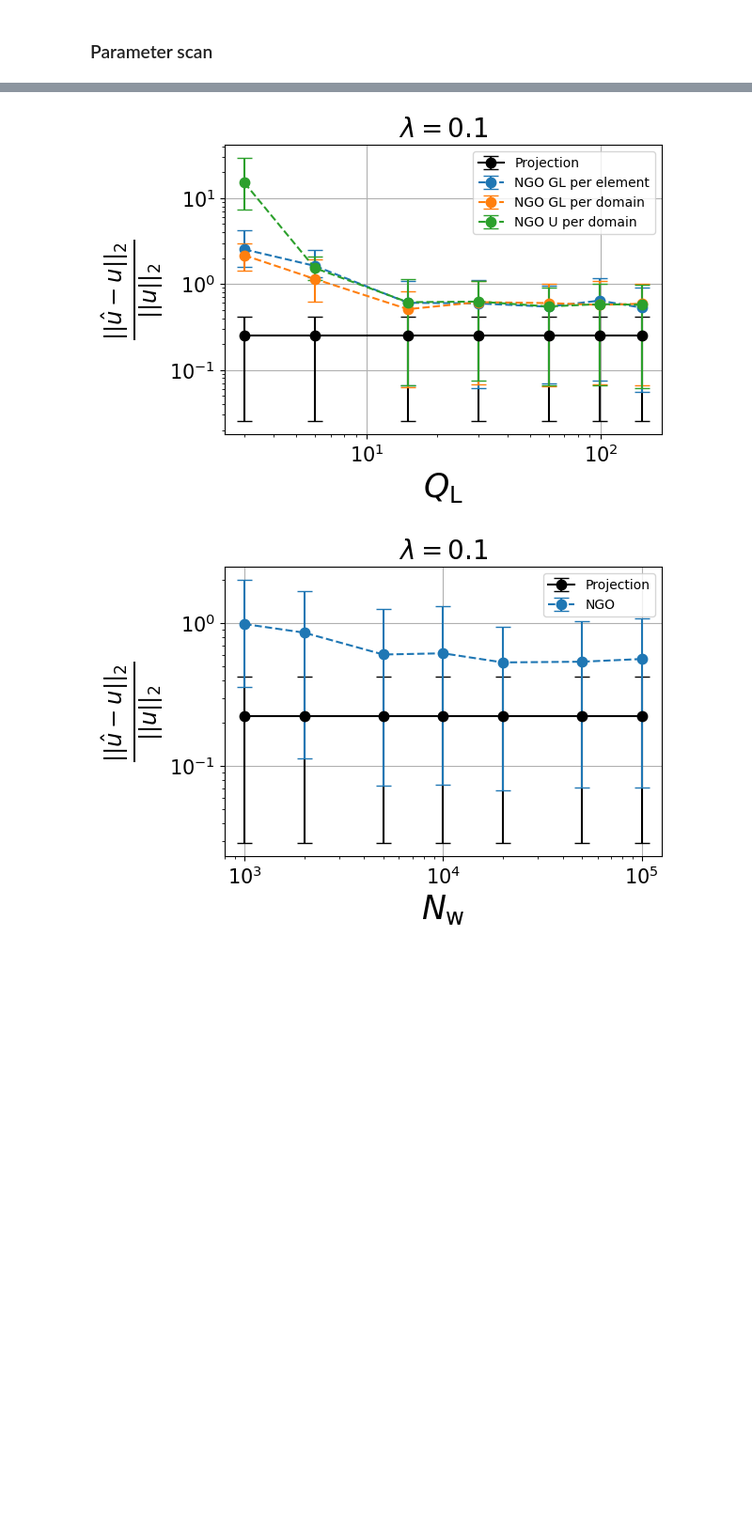
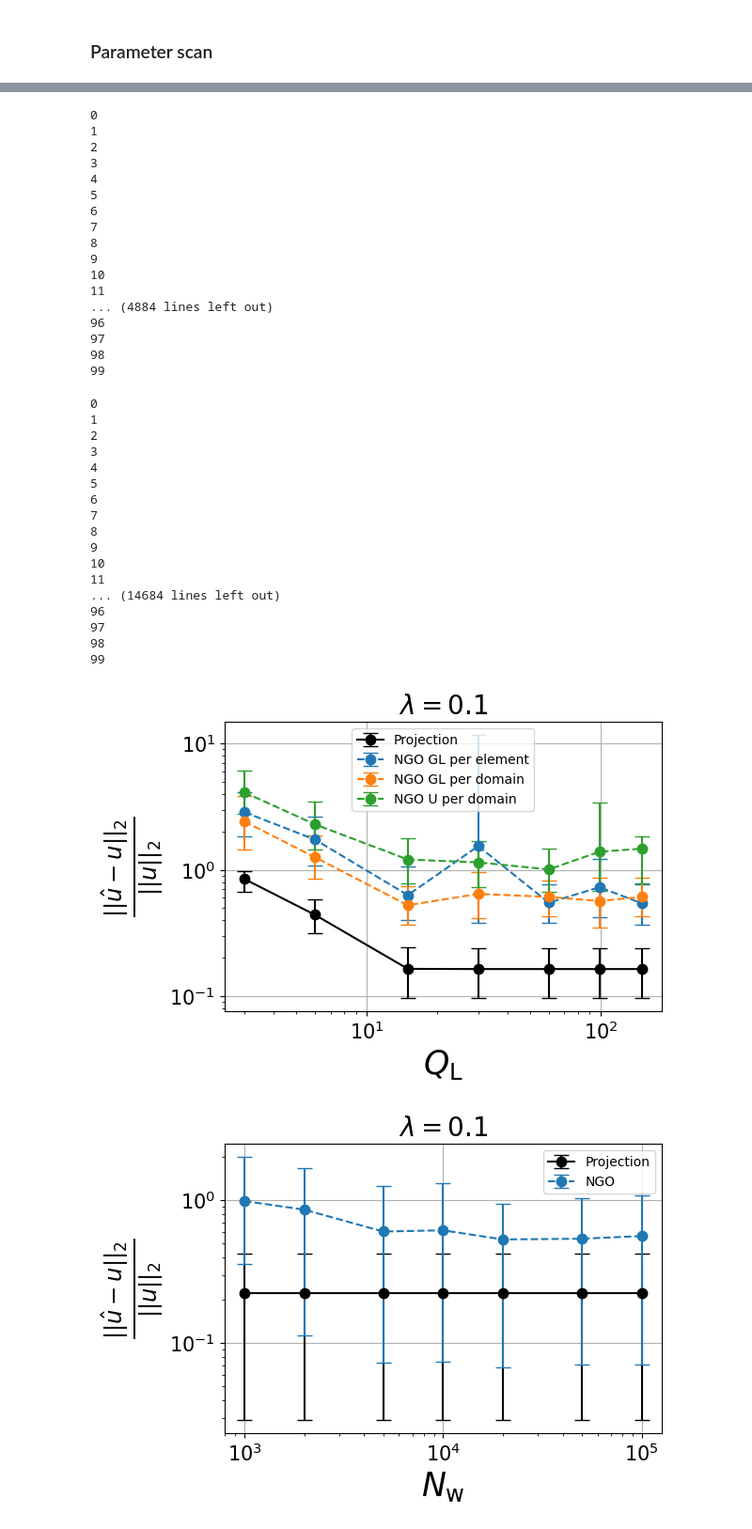
Before and after one commit to JoostHMPrins/ngo, a Jupyter notebook: analysisnotebooks/NGOpredictions.ipynb, the cells around one changed output, grey strips where cells are left out. Shown at 94% size. Saved outputs shown, nothing was run; the diff lists cells and outputs as text; code cells hidden in the pictures; blank space fills up the shorter version.

```diff
--- a/analysisnotebooks/NGOpredictions.ipynb
+++ b/analysisnotebooks/NGOpredictions.ipynb
@@ -573,7 +547,7 @@ models = ['Q_GLperelement', 'Q_GLperdomain', 'Q_Uperdomain']
 labels = ['GL per element', 'GL per domain', 'U per domain']
 values = [3, 6, 15, 30, 60, 99, 150]
 
-N_samples = 10
+N_samples = 100
 l_min = 0.1
 l_max = 0.1
 
@@ -612,9 +586,10 @@ fig, ax = plt.subplots(1,1, figsize=(6, 4))
 fig.subplots_adjust(left=None, bottom=None, right=None, top=None, wspace=0.4, hspace=0.4)
 
 for m in range(len(models)):
+    print(models[m])
     for i in range(len(values)):
         model = loadmodelfromlabel(model=NGO, label=str(values[i]), logdir=logdir, sublogdir=models[m], map_location=map_location)
-        model.hparams['modeltype'] = 'FEM'
+        model.hparams['modeltype'] = 'projection'
         u_hat = model.simforward(theta, f, etab, etat, gl, gr, x, u)
         L22_diff = np.sum(w[None,:]*(u_hat - u_exact)**2, axis=-1)
         L2_diff = L22_diff**(1/2)
@@ -631,26 +606,27 @@ for m in range(len(models)):
     # plots.append(ax.plot(values, L2_scaled_avg[m], color=colors[m], marker='^', label='Projection '+labels[m], linestyle='-'))
     ax.errorbar(values, L2_scaled_avg[m], yerr=yerr[m], capsize=6, ms=8, label='FEM '+labels[m], color=colors[m], linestyle='-', marker='s')
 
-# for m in range(len(models)):
-#     for i in range(len(values)):
-#         model = loadmodelfromlabel(model=NGO, label=str(values[i]), logdir=logdir, sublogdir=models[m], map_location=map_location)
-#         u_hat = model.simforward(theta, f, etab, etat, gl, gr, x, u)
-#         L22_diff = np.sum(w[None,:]*(u_hat - u_exact)**2, axis=-1)
-#         L2_diff = L22_diff**(1/2)
-#         L22_norm = np.sum(w[None,:]*(u_exact)**2, axis=-1)
-#         L2_norm = L22_norm**(1/2)
-#         L2_scaled_array = L2_diff/np.maximum(L2_norm, 1e-7*np.ones_like(L2_norm))
-#         L2_scaled_avg[m,i] = np.average(L2_scaled_array)
-#         q_l = np.quantile(L2_scaled_array, q_low)
-#         q_h = np.quantile(L2_scaled_array, q_high)
-#         yerr[m,:,i] = np.array([L2_scaled_avg[m,i] - q_l, -L2_scaled_avg[m,i] + q_h])
+for m in range(len(models)):
+    print(models[m])
+    for i in range(len(values)):
+        model = loadmodelfromlabel(model=NGO, label=str(values[i]), logdir=logdir, sublogdir=models[m], map_location=map_location)
+        u_hat = model.simforward(theta, f, etab, etat, gl, gr, x, u)
+        L22_diff = np.sum(w[None,:]*(u_hat - u_exact)**2, axis=-1)
+        L2_diff = L22_diff**(1/2)
+        L22_norm = np.sum(w[None,:]*(u_exact)**2, axis=-1)
+        L2_norm = L22_norm**(1/2)
+        L2_scaled_array = L2_diff/np.maximum(L2_norm, 1e-7*np.ones_like(L2_norm))
+        L2_scaled_avg[m,i] = np.average(L2_scaled_array)
+        q_l = np.quantile(L2_scaled_array, q_low)
+        q_h = np.quantile(L2_scaled_array, q_high)
+        yerr[m,:,i] = np.array([L2_scaled_avg[m,i] - q_l, -L2_scaled_avg[m,i] + q_h])
 
-# for m in range(len(models)):
-#     # plots.append(ax.plot(values, L2_scaled_avg[m], color=colors[m], marker='o', label=labels[m], linestyle='--'))
-#     ax.errorbar(values, L2_scaled_avg[m], yerr=yerr[m],  capsize=6, ms=8, label='NGO '+labels[m], color=colors[m], linestyle='--', marker='o')
+for m in range(len(models)):
+    # plots.append(ax.plot(values, L2_scaled_avg[m], color=colors[m], marker='o', label=labels[m], linestyle='--'))
+    ax.errorbar(values, L2_scaled_avg[m], yerr=yerr[m],  capsize=6, ms=8, label='NGO '+labels[m], color=colors[m], linestyle='--', marker='o')
 
 ax.tick_params(axis='both', labelsize=size_ticklabels)
-ax.set_title(r'$\lambda=1$', fontsize=size_title)
+ax.set_title(r'$\lambda=0.1$', fontsize=size_title)
 ax.set_xlabel(r'$Q$', fontsize=size_axeslabels)
 ax.set_ylabel(r'$\frac{||\hat{u}-u||_2}{||u||_2}$', fontsize=size_axeslabels)
 ax.set_xscale('log')
@@ -658,5 +634,5 @@ ax.set_yscale('log')
 # ax.set_ylim(1e-6,1e1)
 ax.grid()
 plt.legend(fontsize=10)
-plt.savefig("Q_lambda1_FEM.svg", bbox_inches='tight')#, transparent=True)
+plt.savefig("Q_lambda01.svg", bbox_inches='tight')#, transparent=True)
 plt.show()
@@ -711,6 +684,7 @@ u_exact = np.array(u_exact)
 
 for i in range(len(values)):
     model = loadmodelfromlabel(model=NGO, label='99', logdir=logdir, sublogdir='Q_GLperelement', map_location=map_location)
+    model.hparams['Q'] = values[i]
     model.hparams['modeltype'] = 'projection'
     u_hat = model.simforward(theta, f, etab, etat, gl, gr, x, u)
     L22_diff = np.sum(w[None,:]*(u_hat - u_exact)**2, axis=-1)
@@ -731,34 +705,68 @@ plots = []
 plots.append(ax.errorbar(values, L2_scaled_avg[m], yerr=yerr[m], fmt=".-", capsize=6, ms=15, label='Projection', color='black', linestyle='-'))
 
 for m in range(len(models)):
     for i in range(len(values)):
         model = loadmodelfromlabel(model=NGO, label=str(values[i]), logdir=logdir, sublogdir=models[m], map_location=map_location)
         u_hat = model.simforward(theta, f, etab, etat, gl, gr, x, u)
         L22_diff = np.sum(w[None,:]*(u_hat - u_exact)**2, axis=-1)
         L2_diff = L22_diff**(1/2)
         L22_norm = np.sum(w[None,:]*(u_exact)**2, axis=-1)
         L2_norm = L22_norm**(1/2)
         L2_scaled_array = L2_diff/np.maximum(L2_norm, 1e-7*np.ones_like(L2_norm))
         L2_scaled_avg[m,i] = np.average(L2_scaled_array)
         q_l = np.quantile(L2_scaled_array, q_low)
         q_h = np.quantile(L2_scaled_array, q_high)
         yerr[m,:,i] = np.array([L2_scaled_avg[m,i] - q_l, -L2_scaled_avg[m,i] + q_h])
 
 for m in range(len(models)):
     # plots.append(ax.plot(l, L2_scaled_avg[m], color=colors[m], label=str(model), linestyle=linestyles[m]))
     plots.append(ax.errorbar(values, L2_scaled_avg[m], yerr=yerr[m], fmt=".-", capsize=6, ms=15, label='NGO '+labels[m], color=colors[m], linestyle='--'))
 
 ax.tick_params(axis='both', labelsize=size_ticklabels)
 ax.set_title(r'$\lambda=0.1$', fontsize=size_title)
 ax.set_xlabel(r'$Q_{\mathrm{L}}$', fontsize=size_axeslabels)
 ax.set_ylabel(r'$\frac{||\hat{u}-u||_2}{||u||_2}$', fontsize=size_axeslabels)
 ax.set_xscale('log')
 ax.set_yscale('log')
 ax.grid()
 plt.legend(handles=plots, fontsize=10)
 plt.savefig("Q_L_lambda01.svg", bbox_inches='tight')#, transparent=True)
 # %% [output]
+0
+1
+2
+3
+4
+5
+6
+7
+8
+9
+10
+11
+... (4884 lines left out)
+96
+97
+98
+99
+0
+1
+2
+3
+4
+5
+6
+7
+8
+9
+10
+11
+... (14684 lines left out)
+96
+97
+98
+99
-[figure, old version]
+[figure, new version]
 # %%
 from NGO import NGO
 
```
Also changed, not shown: parts of 21 cells of this notebook, 5 other files.
